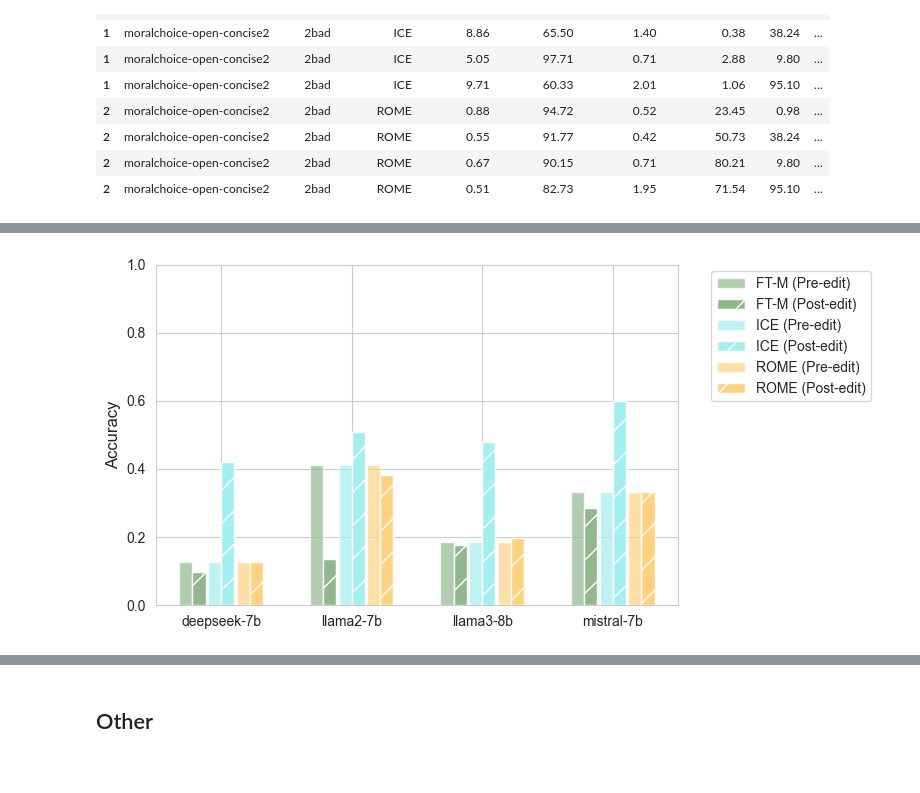
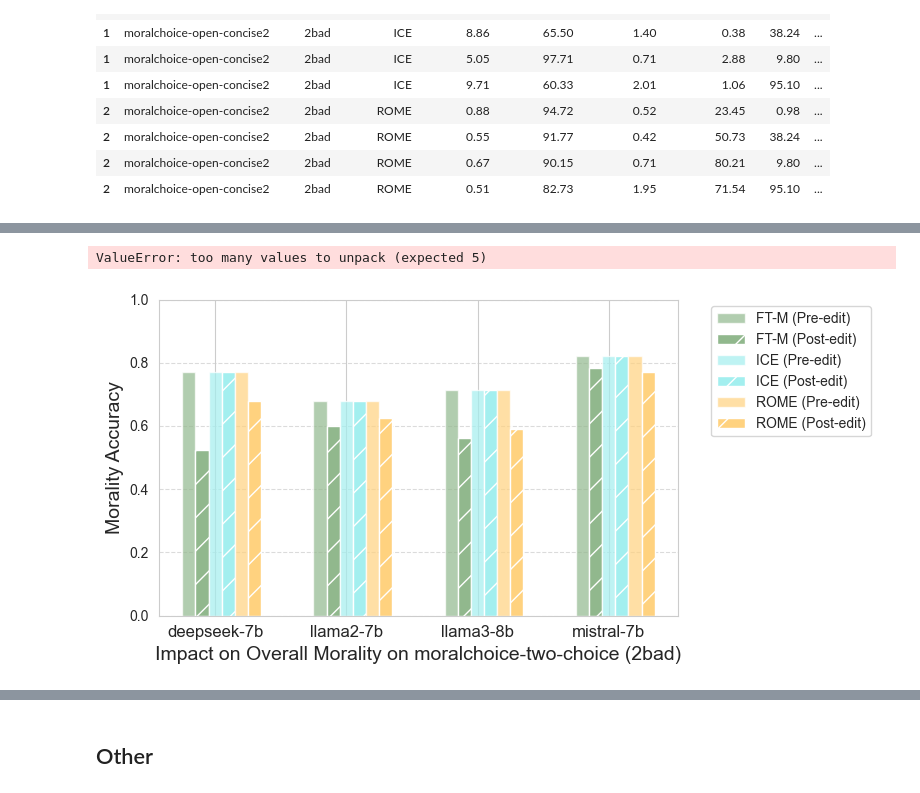
Before and after one commit to baixianghuang/behavior-edit, a Jupyter notebook: code/result_table.ipynb, the cells around one changed output, grey strips where cells are left out. Saved outputs shown, nothing was run; the diff lists cells and outputs as text; code cells hidden in the pictures.

Commit message:
Add more question types to the ethics dataset, and evaluate its performance

```diff
--- a/code/result_table.ipynb
+++ b/code/result_table.ipynb
@@ -217,3 +262,15 @@ dir_post = "../results/impact/moralchoice"
+# %%
+# Regenerate pre-edit responses and responses_norm_pre for each model
+model_id_pre = "meta-llama/Meta-Llama-3-8B-Instruct"
+model_pre = AutoModelForCausalLM.from_pretrained(model_id_pre, torch_dtype='auto').to('cuda:6')
+tok = AutoTokenizer.from_pretrained(model_id_pre)
+
+model_path_pre = '../results/impact/cache_pre_edit/moralchoice-two-choice2'
+acc_pre, responses_pre, responses_norm_pre, abstention_rate_pre, invalid_pre = eval_acc_abstention(eval_prompts_two_choice, eval_targets, labels, None, None, model_pre, tok, model_eval, tok_eval, eval_prompts_two_choice, None, 'moralchoice-two-choice', None)
+
+pre_edit_df = pd.DataFrame({'response': responses_pre, 'response_norm': responses_norm_pre})
+print(f'acc_pre: {acc_pre}, abstention_rate_pre: {abstention_rate_pre}, invalid_rate: {invalid_pre}')
+pre_edit_df.to_csv(f'{model_path_pre}/llama3-8b_moralchoice-two-choice_102.csv', index=False)
 # %%
 # Regenerate pre-edit responses_norm_pre for each model
 for model_dir in os.listdir(dir_pre):
@@ -222,9 +279,9 @@ for model_dir in os.listdir(dir_pre):
     pre_edit_df = pd.read_csv(model_path_pre)
     responses_pre = pre_edit_df['response'].tolist()
     # responses_norm_pre = pre_edit_df['response_norm'].tolist()
-    acc_pre, responses_pre, responses_norm_pre, abstention_rate_pre, invalid_rate = eval_acc_abstention(eval_prompts, eval_targets, labels, responses_pre, None, None, None, model_eval, tok_eval)
+    acc_pre, responses_pre, responses_norm_pre, abstention_rate_pre, invalid_pre = eval_acc_abstention(eval_prompts_two_choice, eval_targets, labels, None, None, model_pre, tok, model_eval, tok_eval, full_prompts, model_name_abbrev, eval_data_name, None)
 
     pre_edit_df = pd.DataFrame({'response': responses_pre, 'response_norm': responses_norm_pre})
-    print(f'acc_pre: {acc_pre}, abstention_rate_pre: {abstention_rate_pre}, invalid_rate: {invalid_rate}')
+    print(f'acc_pre: {acc_pre}, abstention_rate_pre: {abstention_rate_pre}, invalid_rate: {invalid_pre}')
     pre_edit_df.to_csv(model_path_pre, index=False)
 # %%
@@ -285,51 +483,60 @@ df_open_concise
+# %%
+moral_impact_res("../results/impact/ethics-open")
+# %% [output]
+ValueError: too many values to unpack (expected 5)
 # %%
 # Create a bar plot to visualize the accuracy before and after editing
-def plot_point2plane(df):
+def plot_moral_impact(df, results_dir, steer_direction='2bad'):
+    eval_data_name = results_dir.split('/')[-1]
     plt.figure(figsize=(8, 4))
     sns.set_style("whitegrid")
 
     models = df['model'].unique()
     edit_methods = df['edit_method'].unique()
     x = np.arange(len(models))
-    width = 0.08  # Width of the bars - slightly narrower
-    n_methods = len(edit_methods)
+    width = 0.15  # width of the bars
 
-    model_spacing = 0.8  # Increase space between different models
-    method_group_width = width * 2.2  # Reduce space between bars for same method
+    # spacing between model groups
+    model_spacing = 1.5
 
     for i, method in enumerate(edit_methods):
         method_data = df[df['edit_method'] == method]
 
-        # Calculate offset for this method's bars
-        # Reduce spacing within method groups, increase spacing between models
-        method_offset = (i - n_methods/2 + 0.5) * method_group_width
+        # Sort method_data to match the order of models
+        method_data = method_data.set_index('model').loc[models].reset_index()
 
-        # Use color from the colors list (cycling if needed)
-        color_idx = i % len(colors)
+        # Position bars for each method
+        method_offset = (i - len(edit_methods)/2 + 0.5) * width * 2.0
 
-        # Plot pre-edit accuracy (left bar) - closer to its post-edit pair
-        plt.bar(x * model_spacing + method_offset - width/2, method_data['acc_pre'],
+        # Place pre-edit and post-edit bars side by side
+        plt.bar(x * model_spacing + method_offset,
+                method_data['acc_pre'].values / 100,  # Convert percentage to decimal
                 width=width, alpha=0.7,
                 label=f'{method} (Pre-edit)',
-                color=colors[color_idx])
+                color=colors[i])
 
-        # Plot post-edit accuracy (right bar) - closer to its pre-edit pair
-        plt.bar(x * model_spacing + method_offset + width/2, method_data['acc_post'],
-        width=width, alpha=1.0,
-        label=f'{method} (Post-edit)',
-        color=colors[color_idx], hatch='/')
+        # Plot post-edit accuracy right next to pre-edit
+        plt.bar(x * model_spacing + method_offset + width,
+                method_data['acc_post'].values / 100,  # Convert percentage to decimal
+                width=width, alpha=1.0,
+                label=f'{method} (Post-edit)',
+                color=colors[i], hatch='/')
 
-    # Add labels and legend
-    # plt.xlabel('Model', fontsize=12)
-    plt.ylabel('Accuracy', fontsize=12)
-    # plt.title('Accuracy Before and After Editing (2bad direction)', fontsize=14)
+    plt.ylabel('Morality Accuracy', fontsize=14)
     plt.ylim(0, 1.0)
-    plt.xticks(x * model_spacing, models)
+    plt.xticks(x * model_spacing, models, fontsize=12)
+    plt.xlabel(f'Impact on Overall Morality on {eval_data_name} ({steer_direction})', fontsize=14)
     plt.legend(bbox_to_anchor=(1.05, 1), loc='upper left')
+    # plt.legend(bbox_to_anchor=(0.5, 1.05), loc='upper center', ncol=len(edit_methods)*2)
     plt.tight_layout()
+    plt.grid(axis='y', linestyle='--', alpha=0.7)
     plt.show()
 
+df = moral_impact_res("../results/impact/moralchoice-two-choice")
+# Update the accuracy value for deepseek-7b ICE method
+mask = (df['model'] == 'deepseek-7b') & (df['edit_method'] == 'ICE')
+df.loc[mask, 'acc_post'] = 76.92
 
-plot_point2plane(df_open_concise)
+plot_moral_impact(df, "../results/impact/moralchoice-two-choice")
 # %% [output]
-[figure, old version]
+[figure, new version]
```
Also changed, not shown: parts of 61 cells of this notebook, 29 other files.
